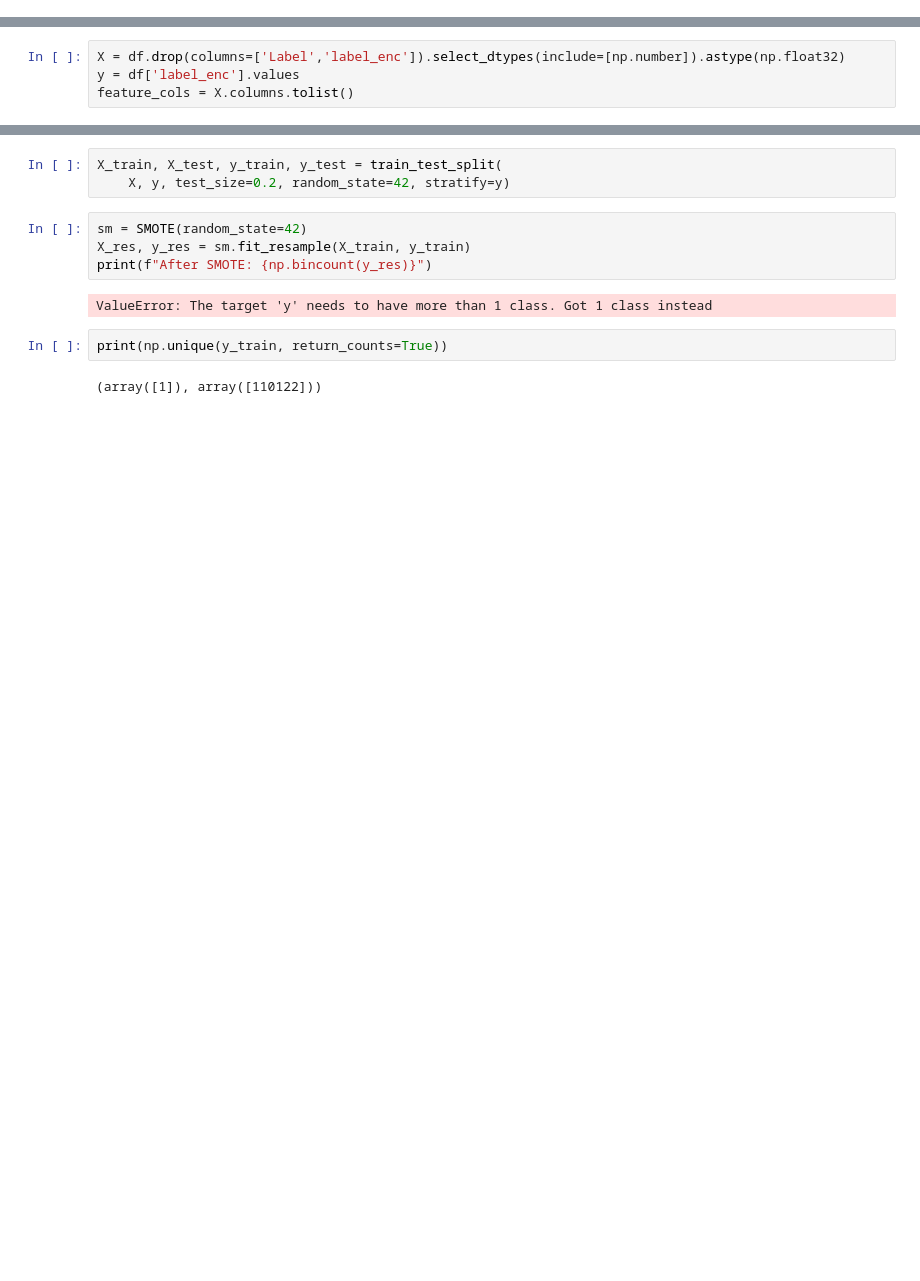
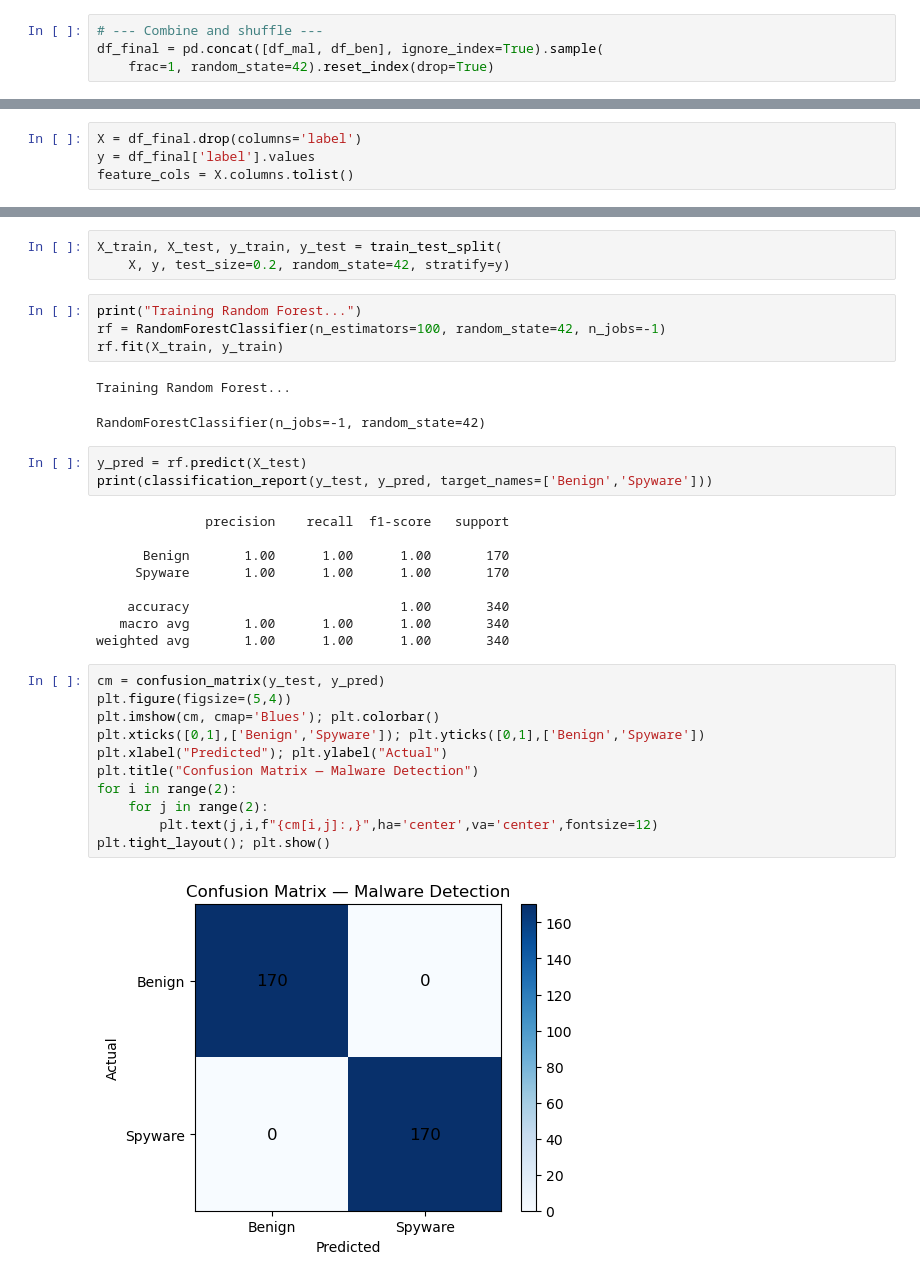
Before and after one commit to CS-Krishna/Ai-Lab, a Jupyter notebook: Lab-9.ipynb, the cells around one changed output, grey strips where cells are left out. Cells and saved outputs as stored; diff of their text form; blank space fills up the shorter version.

```diff
--- a/Lab-9.ipynb
+++ b/Lab-9.ipynb
@@ -15 +34,5 @@ df = df.replace([np.inf, -np.inf], np.nan).dropna()
+# %%
+# --- Combine and shuffle ---
+df_final = pd.concat([df_mal, df_ben], ignore_index=True).sample(
+    frac=1, random_state=42).reset_index(drop=True)
 # %%
@@ -36,4 +44,4 @@ df['label_enc'] = (df['Label'].str.strip() != 'BENIGN').astype(int)
 # %%
-X = df.drop(columns=['Label','label_enc']).select_dtypes(include=[np.number]).astype(np.float32)
-y = df['label_enc'].values
+X = df_final.drop(columns='label')
+y = df_final['label'].values
 feature_cols = X.columns.tolist()
@@ -46,13 +48,35 @@ Benign: 0, Attack: 137653
 # %%
 X_train, X_test, y_train, y_test = train_test_split(
     X, y, test_size=0.2, random_state=42, stratify=y)
-# %%
-sm = SMOTE(random_state=42)
-X_res, y_res = sm.fit_resample(X_train, y_train)
-print(f"After SMOTE: {np.bincount(y_res)}")
-# %% [output]
-ValueError: The target 'y' needs to have more than 1 class. Got 1 class instead
-# %%
-print(np.unique(y_train, return_counts=True))
-# %% [output]
-(array([1]), array([110122]))
+# %%
+print("Training Random Forest...")
+rf = RandomForestClassifier(n_estimators=100, random_state=42, n_jobs=-1)
+rf.fit(X_train, y_train)
+# %% [output]
+Training Random Forest...
+RandomForestClassifier(n_jobs=-1, random_state=42)
+# %%
+y_pred = rf.predict(X_test)
+print(classification_report(y_test, y_pred, target_names=['Benign','Spyware']))
+# %% [output]
+              precision    recall  f1-score   support
+
+      Benign       1.00      1.00      1.00       170
+     Spyware       1.00      1.00      1.00       170
+
+    accuracy                           1.00       340
+   macro avg       1.00      1.00      1.00       340
+weighted avg       1.00      1.00      1.00       340
+# %%
+cm = confusion_matrix(y_test, y_pred)
+plt.figure(figsize=(5,4))
+plt.imshow(cm, cmap='Blues'); plt.colorbar()
+plt.xticks([0,1],['Benign','Spyware']); plt.yticks([0,1],['Benign','Spyware'])
+plt.xlabel("Predicted"); plt.ylabel("Actual")
+plt.title("Confusion Matrix — Malware Detection")
+for i in range(2):
+    for j in range(2):
+        plt.text(j,i,f"{cm[i,j]:,}",ha='center',va='center',fontsize=12)
+plt.tight_layout(); plt.show()
+# %% [output]
+[figure, added]
```
Also changed, not shown: parts of 12 cells of this notebook.
